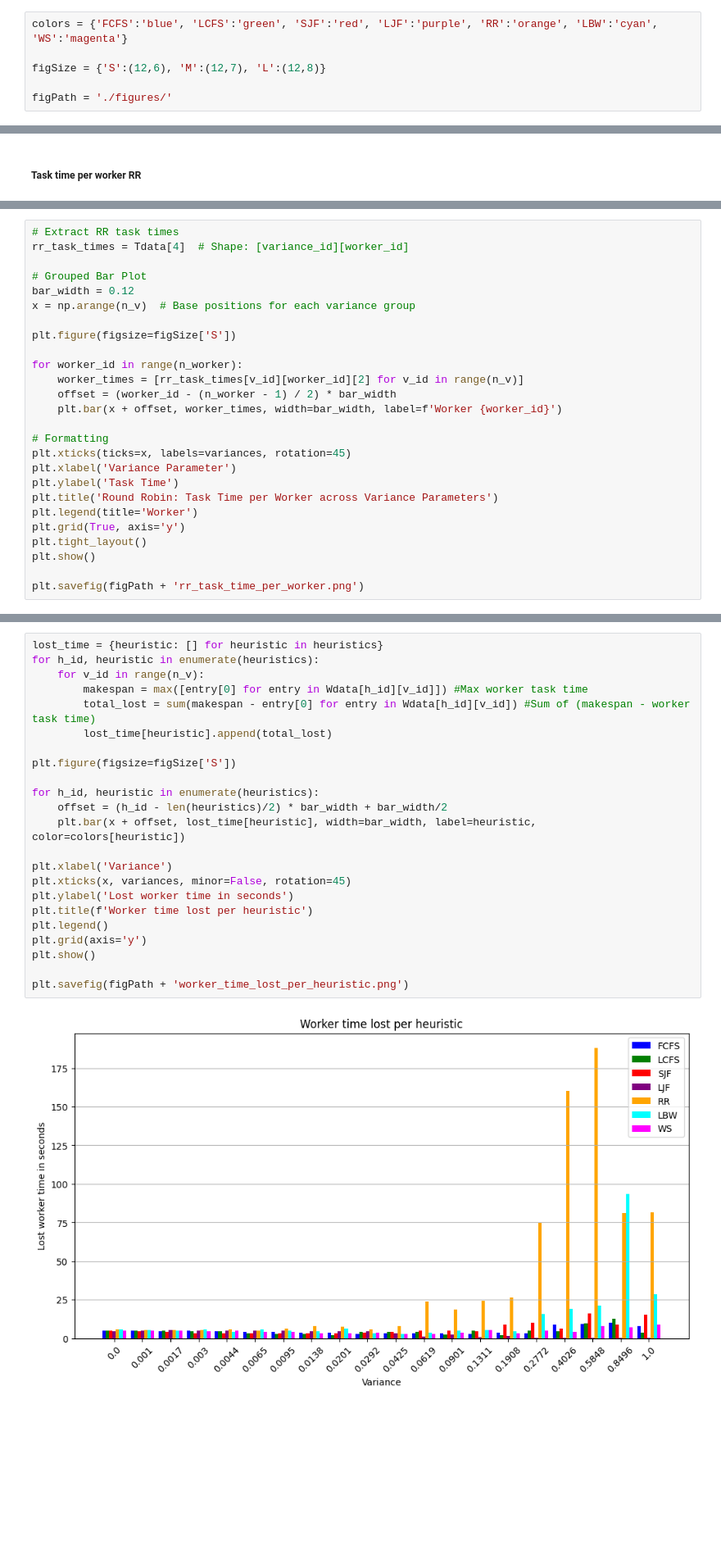
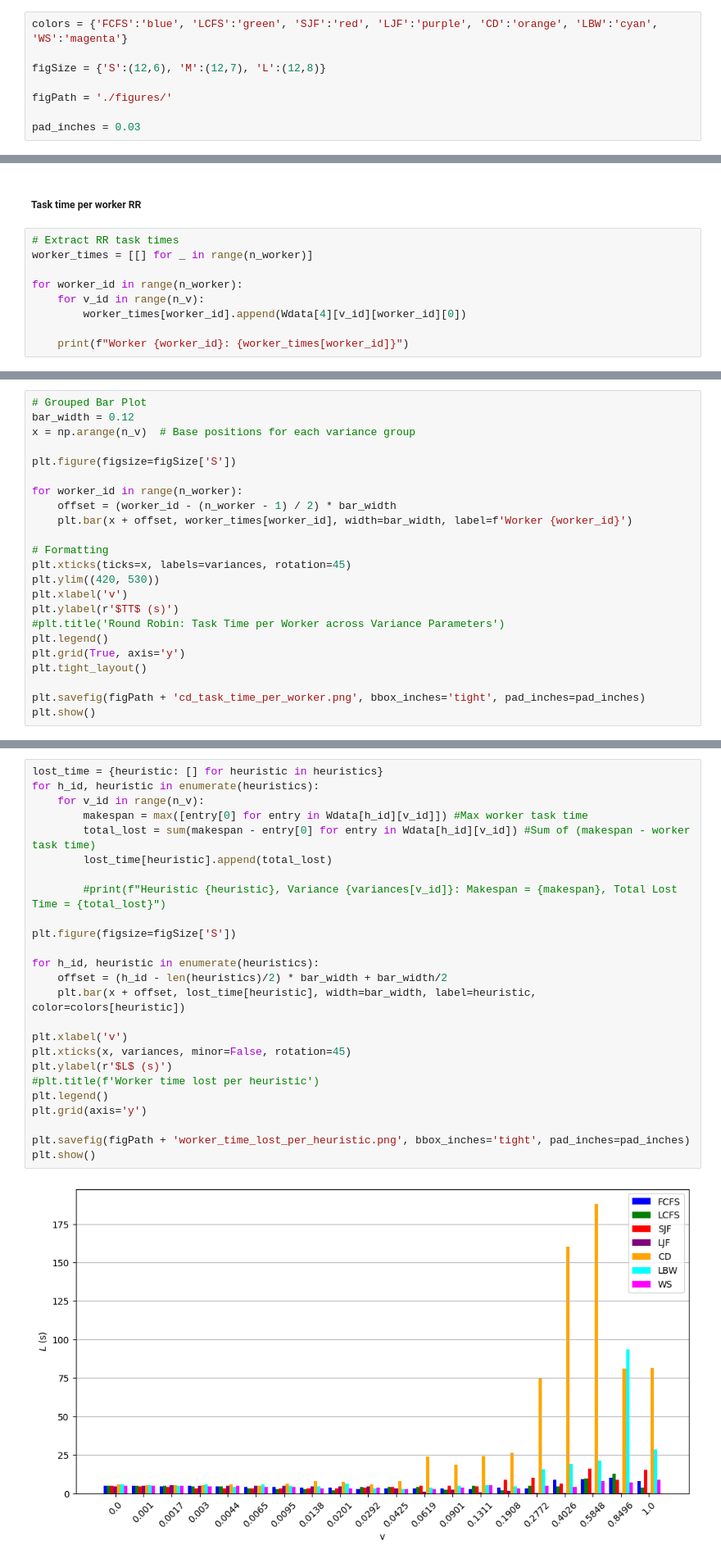
Before and after one commit to Nenonymo/PSHCAF, a Jupyter notebook: analysis/results_analysis.ipynb, the cells around one changed output, grey strips where cells are left out. Shown at 82% size. Drawn from its saved outputs; the diff is of its cells as text; blank space fills up the shorter version.

```diff
--- a/analysis/results_analysis.ipynb
+++ b/analysis/results_analysis.ipynb
@@ -62,11 +263,13 @@ Tdata: Task data, Tdata[Heuristic][Variance] = [task times]
 # %% [markdown]
 ### Graph Generation
 # %%
-colors = {'FCFS':'blue', 'LCFS':'green', 'SJF':'red', 'LJF':'purple', 'RR':'orange', 'LBW':'cyan', 'WS':'magenta'}
+colors = {'FCFS':'blue', 'LCFS':'green', 'SJF':'red', 'LJF':'purple', 'CD':'orange', 'LBW':'cyan', 'WS':'magenta'}
 
 figSize = {'S':(12,6), 'M':(12,7), 'L':(12,8)}
 
 figPath = './figures/'
+
+pad_inches = 0.03
 # %% [markdown]
 ##### Logarithmic scaling parameters
 # %%
@@ -276,2 +502,11 @@ plt.savefig(figPath + 'overhead_variability_rr.png')
 # %% [markdown]
 ##### Task time per worker RR
+# %%
+# Extract RR task times
+worker_times = [[] for _ in range(n_worker)]
+
+for worker_id in range(n_worker):
+    for v_id in range(n_v):
+        worker_times[worker_id].append(Wdata[4][v_id][worker_id][0])
+
+    print(f"Worker {worker_id}: {worker_times[worker_id]}")
@@ -278,7 +520,4 @@ plt.savefig(figPath + 'overhead_variability_rr.png')
 # %%
-# Extract RR task times
-rr_task_times = Tdata[4]  # Shape: [variance_id][worker_id]
-
 # Grouped Bar Plot
 bar_width = 0.12
 x = np.arange(n_v)  # Base positions for each variance group
@@ -286,19 +525,19 @@ x = np.arange(n_v)  # Base positions for each variance group
 plt.figure(figsize=figSize['S'])
 
 for worker_id in range(n_worker):
-    worker_times = [rr_task_times[v_id][worker_id][2] for v_id in range(n_v)]
     offset = (worker_id - (n_worker - 1) / 2) * bar_width
-    plt.bar(x + offset, worker_times, width=bar_width, label=f'Worker {worker_id}')
+    plt.bar(x + offset, worker_times[worker_id], width=bar_width, label=f'Worker {worker_id}')
 
 # Formatting
 plt.xticks(ticks=x, labels=variances, rotation=45)
-plt.xlabel('Variance Parameter')
-plt.ylabel('Task Time')
-plt.title('Round Robin: Task Time per Worker across Variance Parameters')
-plt.legend(title='Worker')
+plt.ylim((420, 530))
+plt.xlabel('v')
+plt.ylabel(r'$TT$ (s)')
+#plt.title('Round Robin: Task Time per Worker across Variance Parameters')
+plt.legend()
 plt.grid(True, axis='y')
 plt.tight_layout()
+
+plt.savefig(figPath + 'cd_task_time_per_worker.png', bbox_inches='tight', pad_inches=pad_inches)
 plt.show()
-
-plt.savefig(figPath + 'rr_task_time_per_worker.png')
 # %% [output]
@@ -427,25 +663,27 @@ We consider time lost when a worker is done and waiting for other workers to fin
 # %%
 lost_time = {heuristic: [] for heuristic in heuristics}
 for h_id, heuristic in enumerate(heuristics):
     for v_id in range(n_v):
         makespan = max([entry[0] for entry in Wdata[h_id][v_id]]) #Max worker task time
         total_lost = sum(makespan - entry[0] for entry in Wdata[h_id][v_id]) #Sum of (makespan - worker task time)
         lost_time[heuristic].append(total_lost)
 
+        #print(f"Heuristic {heuristic}, Variance {variances[v_id]}: Makespan = {makespan}, Total Lost Time = {total_lost}")
+
 plt.figure(figsize=figSize['S'])
 
 for h_id, heuristic in enumerate(heuristics):
     offset = (h_id - len(heuristics)/2) * bar_width + bar_width/2
     plt.bar(x + offset, lost_time[heuristic], width=bar_width, label=heuristic, color=colors[heuristic])
 
-plt.xlabel('Variance')
+plt.xlabel('v')
 plt.xticks(x, variances, minor=False, rotation=45)
-plt.ylabel('Lost worker time in seconds')
-plt.title(f'Worker time lost per heuristic')
+plt.ylabel(r'$L$ (s)')
+#plt.title(f'Worker time lost per heuristic')
 plt.legend()
 plt.grid(axis='y')
+
+plt.savefig(figPath + 'worker_time_lost_per_heuristic.png', bbox_inches='tight', pad_inches=pad_inches)
 plt.show()
-
-plt.savefig(figPath + 'worker_time_lost_per_heuristic.png')
 # %% [output]
-[figure, old version]
+[figure, new version]
```
Also changed, not shown: parts of 33 cells of this notebook, 20 other files.
